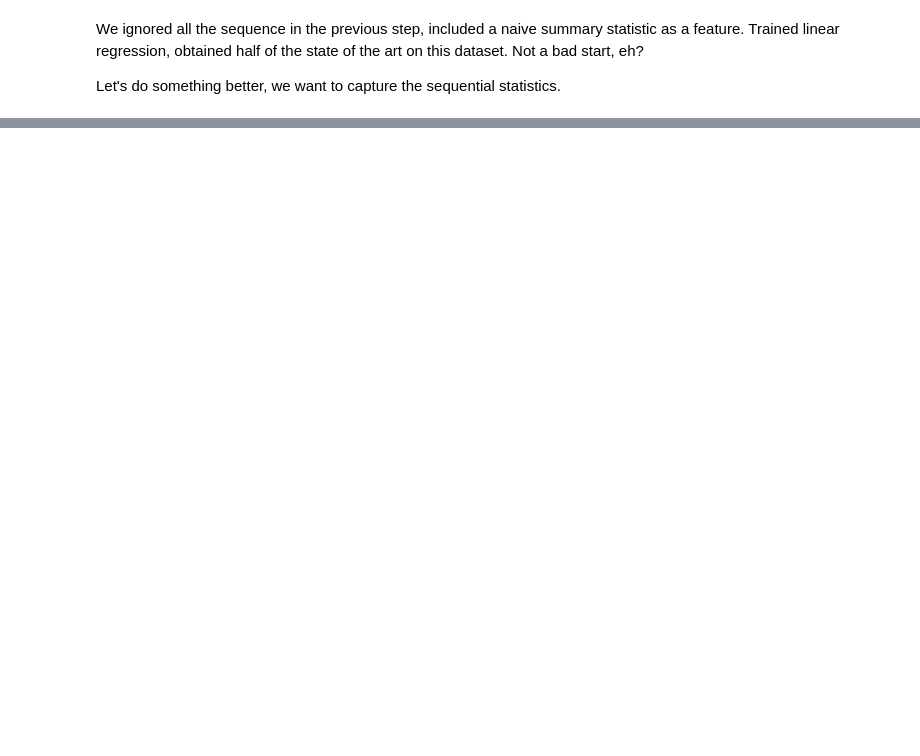
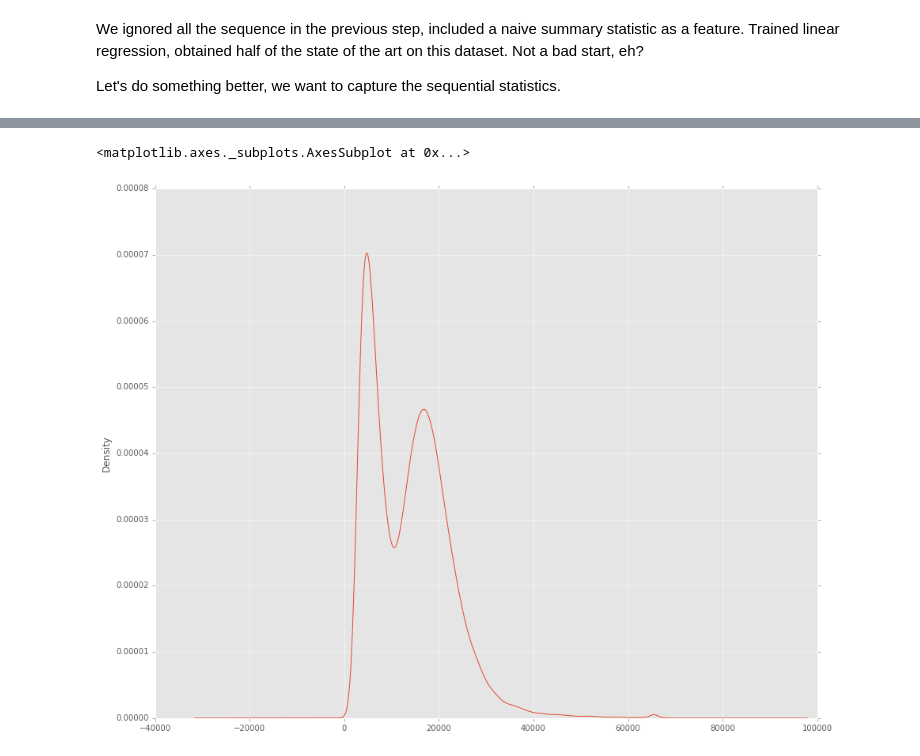
Before and after one commit to Sandeep42/notebooks, a Jupyter notebook: protein_binding_genomics/3.sequential_model.ipynb, the cells around one changed output, grey strips where cells are left out. Drawn from its saved outputs; the diff is of its cells as text; code cells hidden in the pictures; blank space fills up the shorter version.

```diff
--- a/protein_binding_genomics/3.sequential_model.ipynb
+++ b/protein_binding_genomics/3.sequential_model.ipynb
@@ -30,0 +98,5 @@ from torch.autograd import Variable
+# %%
+d.Signal_Median.plot(kind='density')
+# %% [output]
+<matplotlib.axes._subplots.AxesSubplot at 0x...>
+[figure, added]
```
Also changed, not shown: parts of 39 cells of this notebook.
